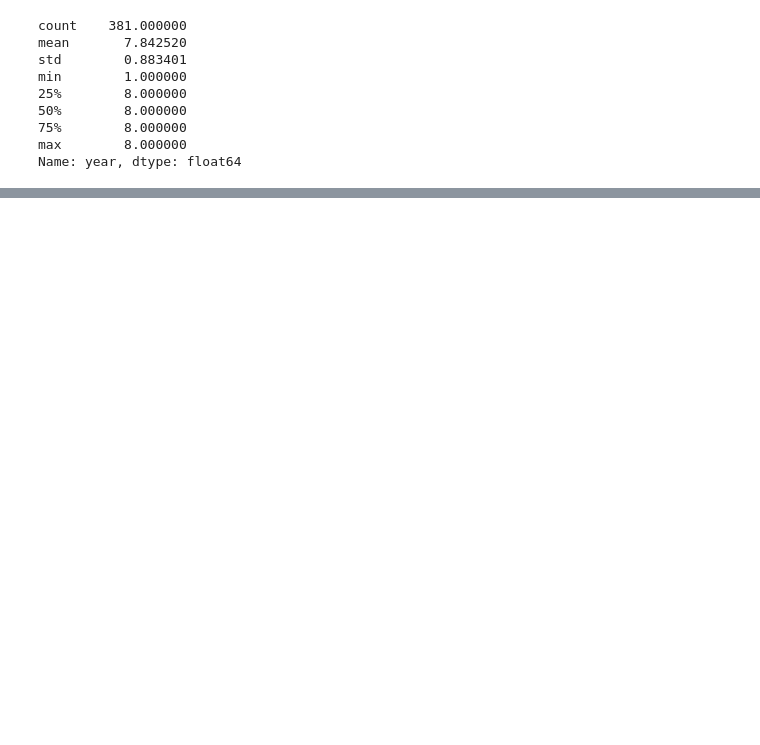
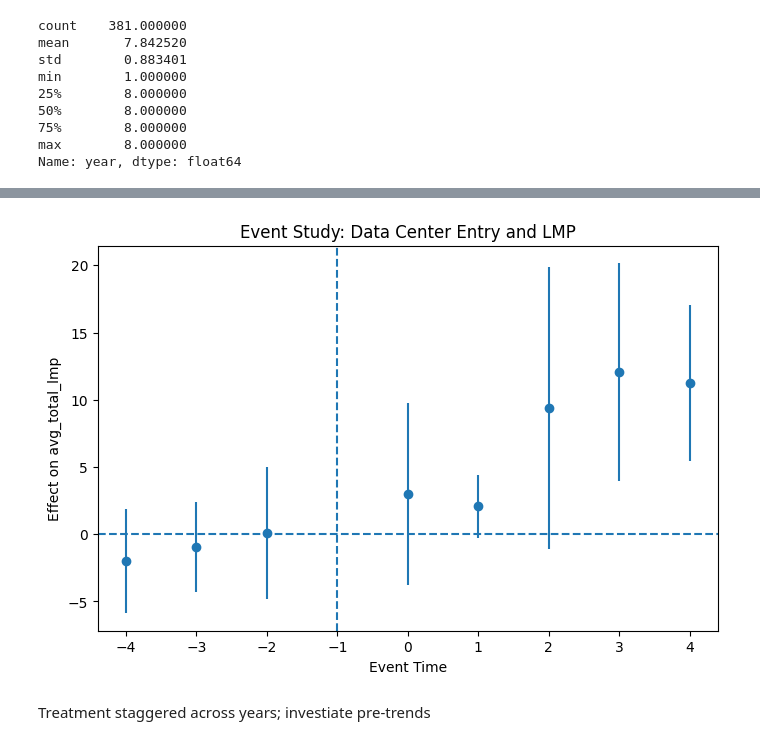
Before and after one commit to Ccerny2/Master-Thesis-2026, a Jupyter notebook: datacenter_clean.ipynb, the cells around one changed output, grey strips where cells are left out. Saved outputs shown, nothing was run; the diff lists cells and outputs as text; code cells hidden in the pictures; blank space fills up the shorter version.

```diff
--- a/datacenter_clean.ipynb
+++ b/datacenter_clean.ipynb
@@ -477,0 +608,14 @@ Name: year, dtype: float64
+# %%
+from linearmodels.panel import PanelOLS
+
+panel_es = panel.set_index(["geoid", "year"]).sort_index()
+
+event_vars = " + ".join(event_map.values())
+
+mod_es = PanelOLS.from_formula(
+    f"avg_total_lmp ~ 1 + {event_vars} + EntityEffects + TimeEffects",
+    data=panel_es
+)
+
+res_es = mod_es.fit(cov_type="clustered", cluster_entity=True)
+print(res_es.summary)
@@ -477,0 +640,32 @@ Name: year, dtype: float64
+# %%
+import pandas as pd
+import matplotlib.pyplot as plt
+
+coef_order = ["event_m4", "event_m3", "event_m2", "event_0", "event_p1", "event_p2", "event_p3", "event_p4"]
+event_time_labels = [-4, -3, -2, 0, 1, 2, 3, 4]
+
+coefs = res_es.params[coef_order]
+ses = res_es.std_errors[coef_order]
+
+plot_df = pd.DataFrame({
+    "event_time": event_time_labels,
+    "coef": coefs.values,
+    "se": ses.values
+})
+
+plot_df["lower"] = plot_df["coef"] - 1.96 * plot_df["se"]
+plot_df["upper"] = plot_df["coef"] + 1.96 * plot_df["se"]
+
+plt.figure(figsize=(8, 5))
+plt.errorbar(plot_df["event_time"], plot_df["coef"],
+             yerr=1.96 * plot_df["se"], fmt="o")
+plt.axhline(0, linestyle="--")
+plt.axvline(-1, linestyle="--")
+plt.xlabel("Event Time")
+plt.ylabel("Effect on avg_total_lmp")
+plt.title("Event Study: Data Center Entry and LMP")
+plt.show()
+# %% [output]
+[figure, added]
+# %% [markdown]
+Treatment staggered across years; investiate pre-trends
```
Also changed, not shown: parts of 11 cells of this notebook, 2 other files.
